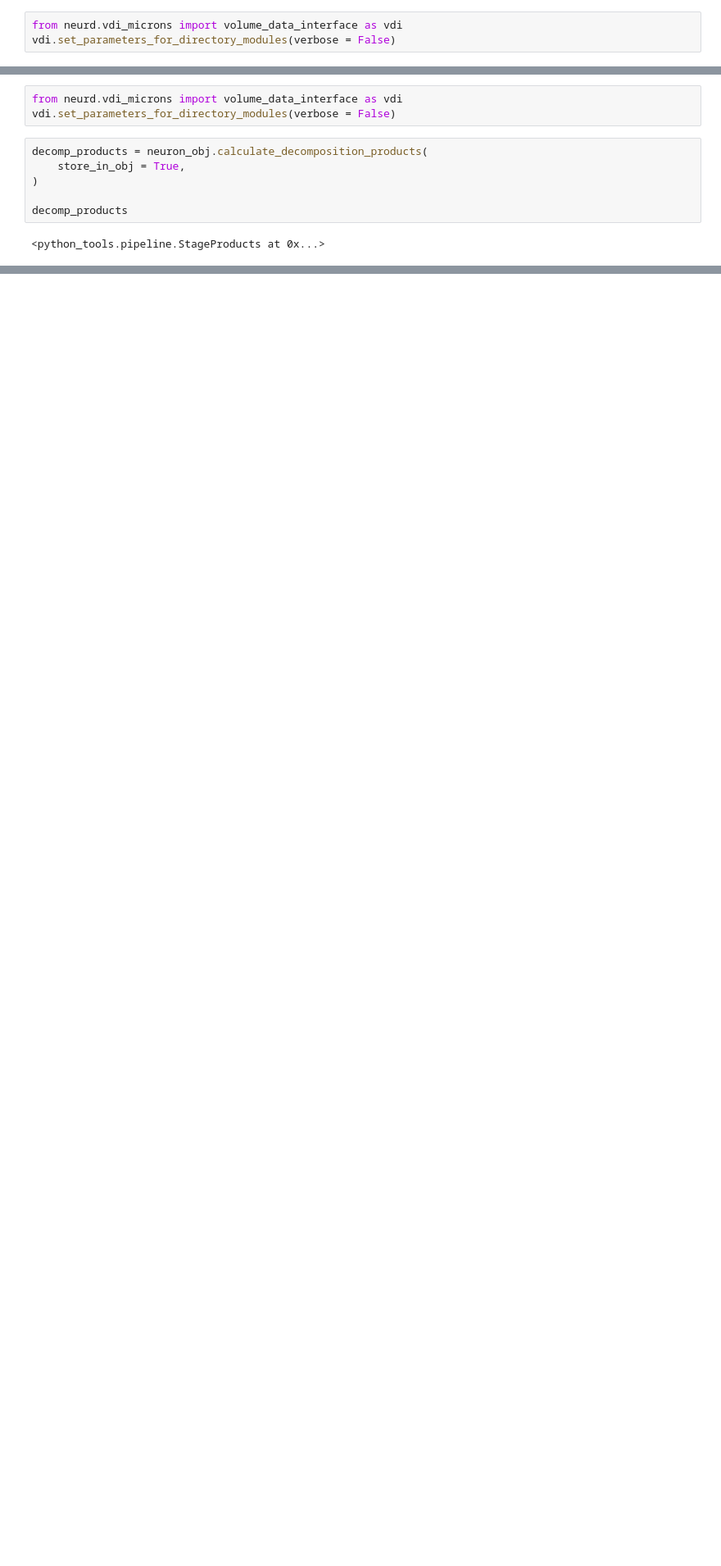
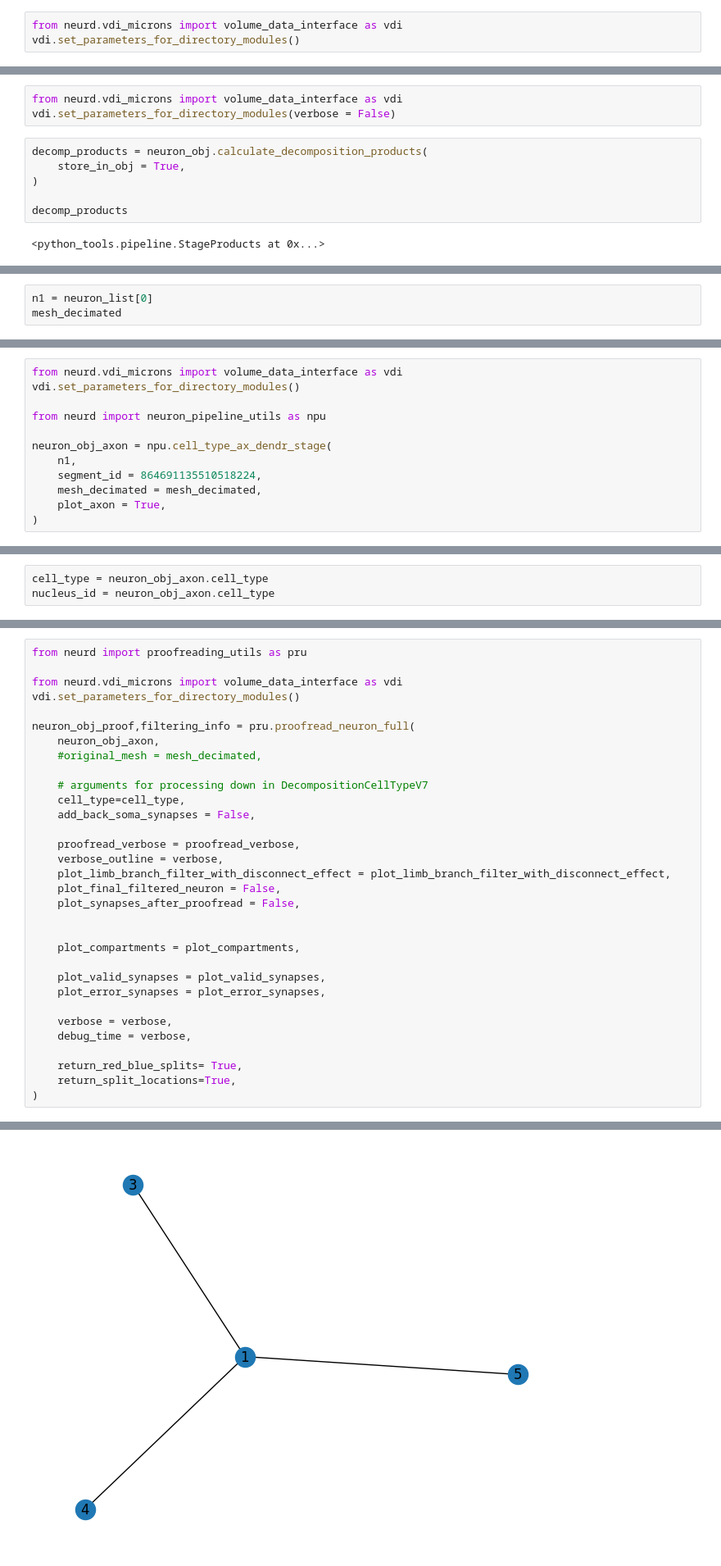
Before and after one commit to reimerlab/NEURD, a Jupyter notebook: Applications/autoproof_neuron_pipeline/neuron_pipeline_vp2_double_soma_small.ipynb, the cells around one changed output, grey strips where cells are left out. Shown at 82% size. Cells and saved outputs as stored; diff of their text form; blank space fills up the shorter version.

Commit message:
full tutorial except autoproofreading

```diff
--- a/Applications/autoproof_neuron_pipeline/neuron_pipeline_vp2_double_soma_small.ipynb
+++ b/Applications/autoproof_neuron_pipeline/neuron_pipeline_vp2_double_soma_small.ipynb
@@ -84,7 +78,7 @@ print(products)
 # Step 2: Soma Identification
 # %%
 from neurd.vdi_microns import volume_data_interface as vdi
-vdi.set_parameters_for_directory_modules(verbose = False)
+vdi.set_parameters_for_directory_modules()
 # %%
 from neurd import soma_extraction_utils as sm
 soma_extraction_parameters = dict()
@@ -487,0 +527,3 @@ red_blue_split_results) = pru.multi_soma_split_suggestions(
+# %%
+n1 = neuron_list[0]
+mesh_decimated
@@ -487,0 +546,12 @@ red_blue_split_results) = pru.multi_soma_split_suggestions(
+# %%
+from neurd.vdi_microns import volume_data_interface as vdi
+vdi.set_parameters_for_directory_modules()
+
+from neurd import neuron_pipeline_utils as npu
+
+neuron_obj_axon = npu.cell_type_ax_dendr_stage(
+    n1,
+    segment_id = 864691135510518224,
+    mesh_decimated = mesh_decimated,
+    plot_axon = True,
+)
@@ -487,0 +693,3 @@ red_blue_split_results) = pru.multi_soma_split_suggestions(
+# %%
+cell_type = neuron_obj_axon.cell_type
+nucleus_id = neuron_obj_axon.cell_type
@@ -487,0 +698,33 @@ red_blue_split_results) = pru.multi_soma_split_suggestions(
+# %%
+from neurd import proofreading_utils as pru
+
+from neurd.vdi_microns import volume_data_interface as vdi
+vdi.set_parameters_for_directory_modules()
+
+neuron_obj_proof,filtering_info = pru.proofread_neuron_full(
+    neuron_obj_axon,
+    #original_mesh = mesh_decimated,
+
+    # arguments for processing down in DecompositionCellTypeV7
+    cell_type=cell_type,
+    add_back_soma_synapses = False,
+
+    proofread_verbose = proofread_verbose,
+    verbose_outline = verbose,
+    plot_limb_branch_filter_with_disconnect_effect = plot_limb_branch_filter_with_disconnect_effect,
+    plot_final_filtered_neuron = False,
+    plot_synapses_after_proofread = False,
+
+
+    plot_compartments = plot_compartments,
+
+    plot_valid_synapses = plot_valid_synapses,
+    plot_error_synapses = plot_error_synapses,
+
+    verbose = verbose,
+    debug_time = verbose,
+
+    return_red_blue_splits= True,
+    return_split_locations=True,
+)
+# %% [output]
@@ -487,0 +748 @@ red_blue_split_results) = pru.multi_soma_split_suggestions(
+[figure, added]
```
Also changed, not shown: parts of 63 cells of this notebook, 24 other files.
